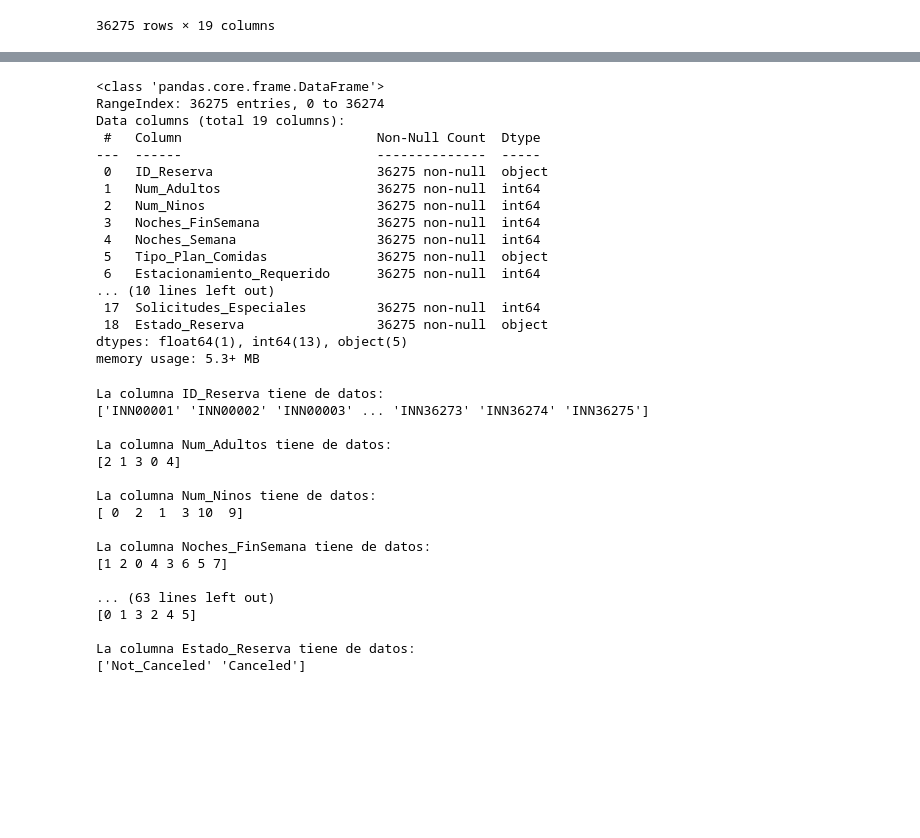
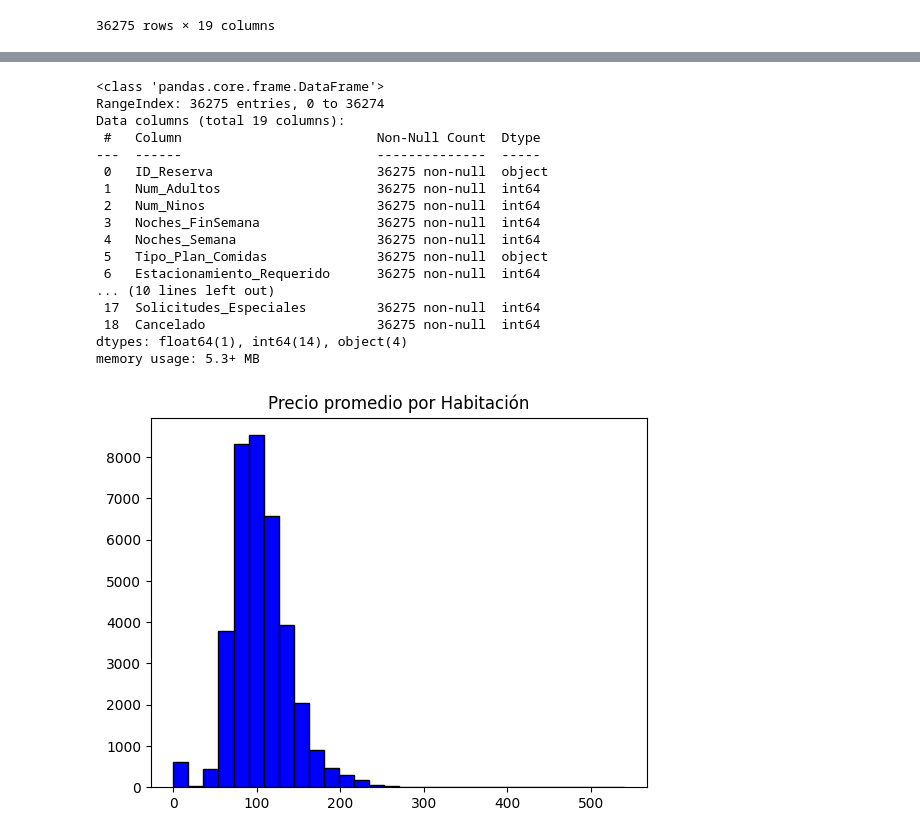
Before and after one commit to jarsmp37/progavan, a Jupyter notebook: datascience/Conceptos1.ipynb, the cells around one changed output, grey strips where cells are left out. Drawn from its saved outputs; the diff is of its cells as text; code cells hidden in the pictures; blank space fills up the shorter version.

```diff
--- a/datascience/Conceptos1.ipynb
+++ b/datascience/Conceptos1.ipynb
@@ -52,6 +55,7 @@ Index(['Booking_ID', 'no_of_adults', 'no_of_children', 'no_of_weekend_nights',
        'avg_price_per_room', 'no_of_special_requests', 'booking_status'],
       dtype='object')
 # %%
+#Cambiar nombres de columnas
 nombres_espanol = {
     'Booking_ID': 'ID_Reserva',
     'no_of_adults': 'Num_Adultos',
@@ -71,7 +75,7 @@ nombres_espanol = {
     'no_of_previous_bookings_not_canceled': 'Reservas_Previas_NoCanceladas',
     'avg_price_per_room': 'Precio_Promedio_Habitacion',
     'no_of_special_requests': 'Solicitudes_Especiales',
-    'booking_status': 'Estado_Reserva'
+    'booking_status': 'Cancelado'
 }
 
 df.rename(columns=nombres_espanol, inplace=True)
@@ -93,0 +143,19 @@ df.
+# %%
+# cambiar lo que dice en el data frame de inglés a español
+traduccion_plan_comidas = {
+    'Meal Plan 1': 'Plan 1',
+    'Not Selected': 'No Seleccionado',
+    'Meal Plan 2': 'Plan 2',
+    'Meal Plan 3': 'Plan 3'
+}
+
+# Aplicar la traducción a la columna
+df['Tipo_Plan_Comidas'] = df['Tipo_Plan_Comidas'].replace(traduccion_plan_comidas)
+# %%
+cancelacion = {
+    'Not_Canceled':0,
+    'Canceled':1
+}
+
+# Aplicar la traducción a la columna
+df["Cancelado"] = df["Cancelado"].replace(cancelacion)
@@ -108,29 +186,12 @@ Data columns (total 19 columns):
  6   Estacionamiento_Requerido      36275 non-null  int64
 ... (10 lines left out)
  17  Solicitudes_Especiales         36275 non-null  int64
- 18  Estado_Reserva                 36275 non-null  object
-dtypes: float64(1), int64(13), object(5)
+ 18  Cancelado                      36275 non-null  int64
+dtypes: float64(1), int64(14), object(4)
 memory usage: 5.3+ MB
-# %%
-for columna in df.columns:
-    print(f"La columna {columna} tiene de datos:")
-    print(df[columna].unique())
-    print("")
-# %% [output]
-La columna ID_Reserva tiene de datos:
-['INN00001' 'INN00002' 'INN00003' ... 'INN36273' 'INN36274' 'INN36275']
-
-La columna Num_Adultos tiene de datos:
-[2 1 3 0 4]
-
-La columna Num_Ninos tiene de datos:
-[ 0  2  1  3 10  9]
-
-La columna Noches_FinSemana tiene de datos:
-[1 2 0 4 3 6 5 7]
-
-... (63 lines left out)
-[0 1 3 2 4 5]
-
-La columna Estado_Reserva tiene de datos:
-['Not_Canceled' 'Canceled']
+# %%
+plt.hist(df["Precio_Promedio_Habitacion"],bins=30,color="blue",edgecolor="black")
+plt.title("Precio promedio por Habitación")
+plt.show()
+# %% [output]
+[figure, added]
```
Also changed, not shown: parts of 24 cells of this notebook.
